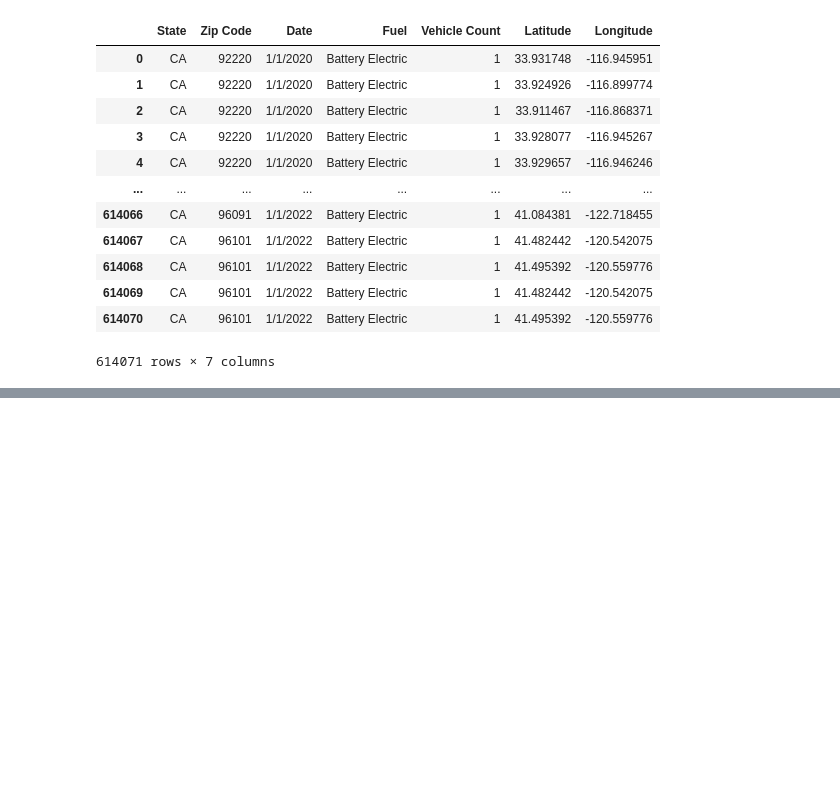
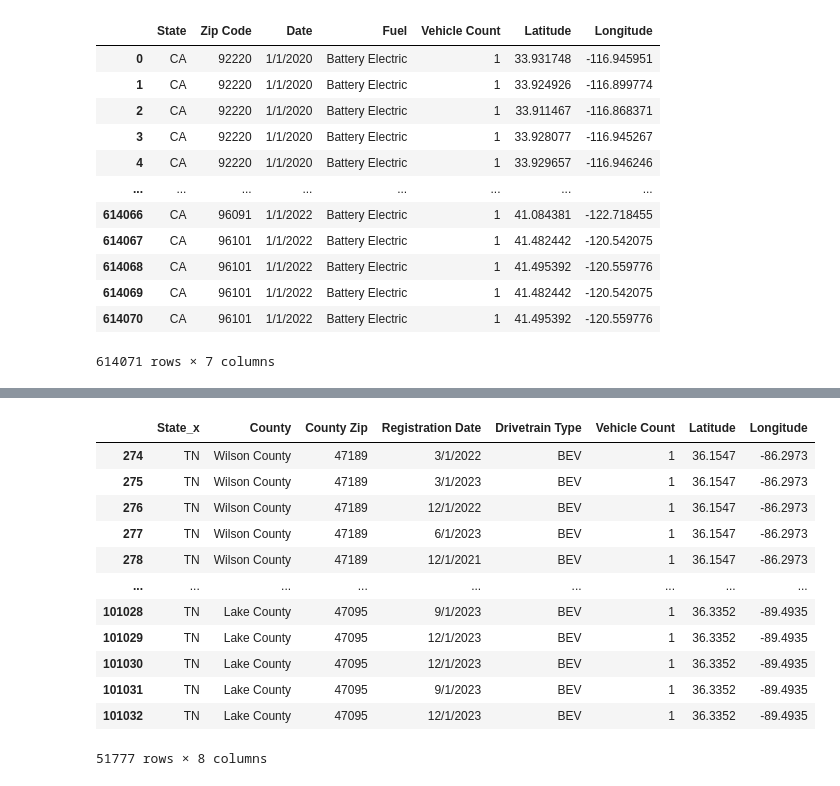
Before and after one commit to Focused79/project3-alternating-current, a Jupyter notebook: project3.ipynb, the cells around one changed output, grey strips where cells are left out. Drawn from its saved outputs; the diff is of its cells as text; code cells hidden in the pictures; blank space fills up the shorter version.

```diff
--- a/project3.ipynb
+++ b/project3.ipynb
@@ -152,0 +227,18 @@ CA_EV_Registration_LatLong_df.to_csv('CA_EV_Registration_LatLong_2020-2022.csv',
+# %%
+TN_EV_Registration_LatLong_df_cleaned = TN_EV_Registration_LatLong_df[['State_x', 'County', 'County Zip', 'Registration Date', 'Drivetrain Type', 'Vehicle Count', 'Latitude', 'Longitude']]
+TN_EV_Registration_LatLong_df_cleaned = TN_EV_Registration_LatLong_df_cleaned[TN_EV_Registration_LatLong_df_cleaned['Drivetrain Type'] == 'BEV']
+TN_EV_Registration_LatLong_df_cleaned
+# %% [output]
+|  | State_x | County | County Zip | Registration Date | Drivetrain Type | Vehicle Count | Latitude | Longitude |
+| 274 | TN | Wilson County | 47189 | 3/1/2022 | BEV | 1 | 36.1547 | -86.2973 |
+| 275 | TN | Wilson County | 47189 | 3/1/2023 | BEV | 1 | 36.1547 | -86.2973 |
+| 276 | TN | Wilson County | 47189 | 12/1/2022 | BEV | 1 | 36.1547 | -86.2973 |
+| 277 | TN | Wilson County | 47189 | 6/1/2023 | BEV | 1 | 36.1547 | -86.2973 |
+| 278 | TN | Wilson County | 47189 | 12/1/2021 | BEV | 1 | 36.1547 | -86.2973 |
+| ... | ... | ... | ... | ... | ... | ... | ... | ... |
+| 101028 | TN | Lake County | 47095 | 9/1/2023 | BEV | 1 | 36.3352 | -89.4935 |
+| 101029 | TN | Lake County | 47095 | 12/1/2023 | BEV | 1 | 36.3352 | -89.4935 |
+| 101030 | TN | Lake County | 47095 | 12/1/2023 | BEV | 1 | 36.3352 | -89.4935 |
+| 101031 | TN | Lake County | 47095 | 9/1/2023 | BEV | 1 | 36.3352 | -89.4935 |
+| 101032 | TN | Lake County | 47095 | 12/1/2023 | BEV | 1 | 36.3352 | -89.4935 |
+51777 rows × 8 columns
```
Also changed, not shown: parts of 5 cells of this notebook, 20 other files.
